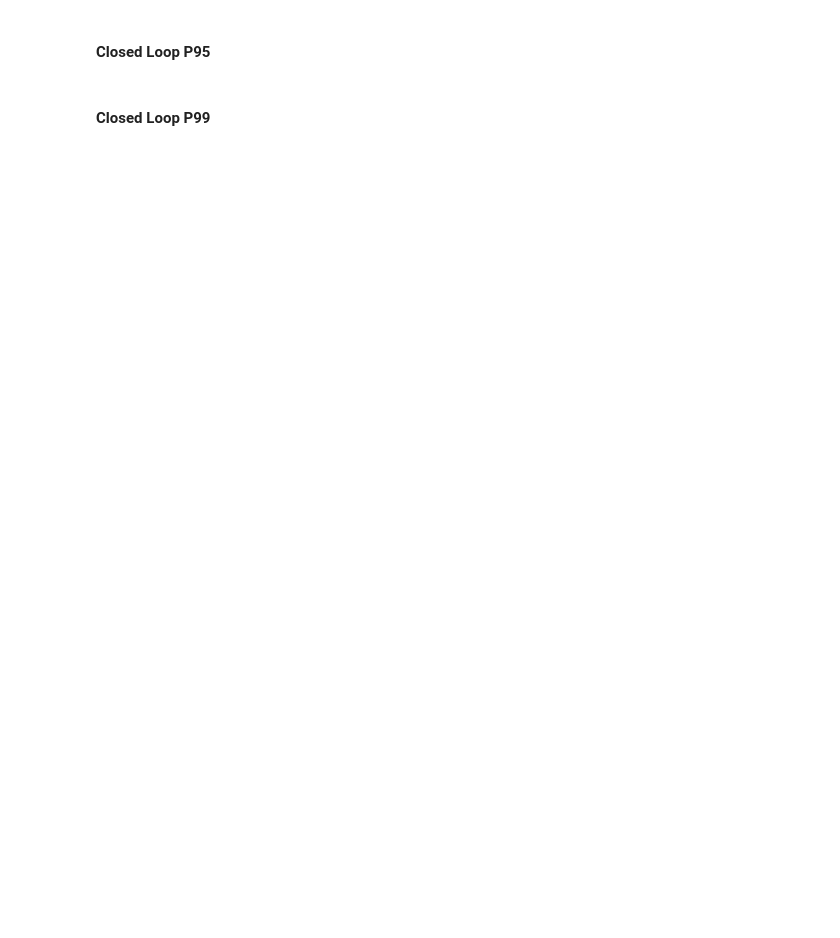
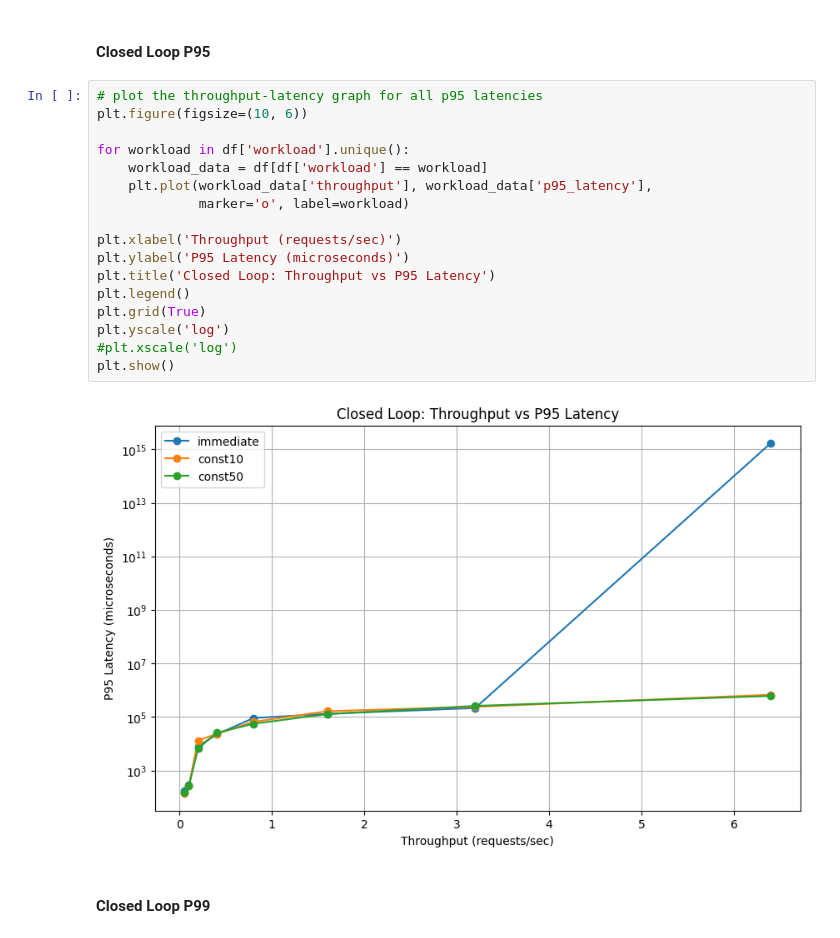
Before and after one commit to Steven-Yiran/woonsocket, a Jupyter notebook: project-0/report.ipynb, the cells around one changed output. Saved outputs shown, nothing was run; the diff lists cells and outputs as text; blank space fills up the shorter version.

```diff
--- a/project-0/report.ipynb
+++ b/project-0/report.ipynb
@@ -22,4 +53,23 @@ A few tips on graph-making:
 # %% [markdown]
 #### Closed Loop P95
+# %%
+# plot the throughput-latency graph for all p95 latencies
+plt.figure(figsize=(10, 6))
+
+for workload in df['workload'].unique():
+    workload_data = df[df['workload'] == workload]
+    plt.plot(workload_data['throughput'], workload_data['p95_latency'],
+             marker='o', label=workload)
+
+plt.xlabel('Throughput (requests/sec)')
+plt.ylabel('P95 Latency (microseconds)')
+plt.title('Closed Loop: Throughput vs P95 Latency')
+plt.legend()
+plt.grid(True)
+plt.yscale('log')
+#plt.xscale('log')
+plt.show()
+# %% [output]
+[figure, added]
 # %% [markdown]
 #### Closed Loop P99
```
Also changed, not shown: parts of 4 cells of this notebook, 3 other files.
